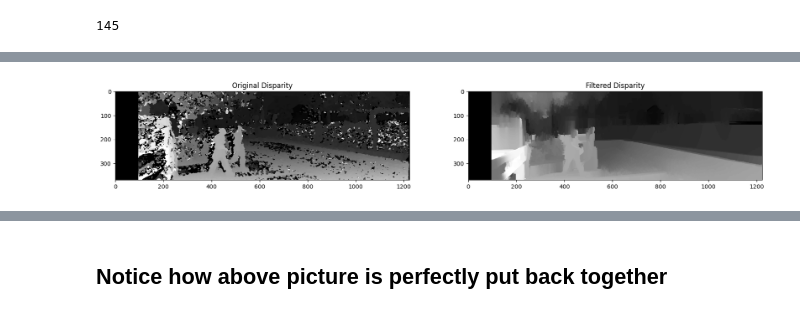
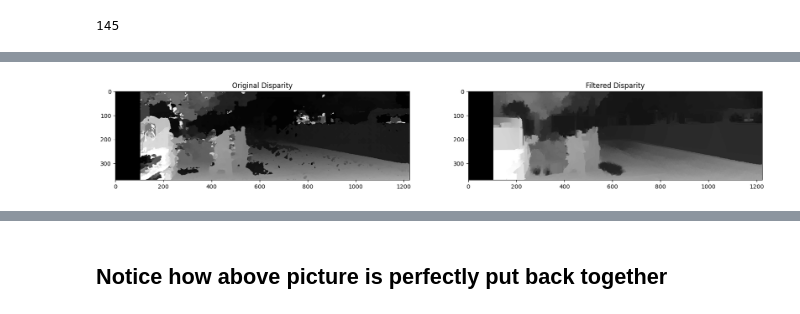
Before and after one commit to alexciru/Pfas-finalProject, a Jupyter notebook: notebooks/3d_recognisionTuning.ipynb, the cells around one changed output, grey strips where cells are left out. Drawn from its saved outputs; the diff is of its cells as text; code cells hidden in the pictures.

Commit message:
Tuned parameters for pc generation

```diff
--- a/notebooks/3d_recognisionTuning.ipynb
+++ b/notebooks/3d_recognisionTuning.ipynb
@@ -371,5 +266,5 @@ def pointcloudToImage(points, reflectMat, idx, cam3, mask, left_img, right_img):
 # %%
-frame = 0
+frame = 1
 left_img = cv2.imread(left_images[frame])
 right_img = cv2.imread(right_images[frame])
 # Blur det images to reduce noise for the stereo matching
@@ -381,0 +273,2 @@ right_img_blur = cv2.blur(cv2.cvtColor(right_img, cv2.COLOR_BGR2GRAY), (5,5))
+# %%
+sgbmObject, disparityMap = semiGlobalMatchMap(left_img_blur, right_img_blur)
@@ -382,31 +283,30 @@ right_img_blur = cv2.blur(cv2.cvtColor(right_img, cv2.COLOR_BGR2GRAY), (5,5))
 # %%
 # Calculate the disparity map and apply WLS filter
-leftMatcher = cv2.StereoSGBM_create(numDisparities=96, blockSize=8)
-recentDisp = leftMatcher.compute(left_img_blur, right_img_blur)
+leftMatcher = sgbmObject
 rightMatcher = cv2.ximgproc.createRightMatcher(leftMatcher)
 
 # Calculating disparity using the stereoBM algorithm
 leftDisparity =  leftMatcher.compute(left_img_blur, right_img_blur)
 rightDisparity = rightMatcher.compute(right_img_blur, left_img_blur)
 
-# Create a WLS filter (source: https://docs.opencv.org/3.4/d3/d14/tutorial_ximgproc_disparity_filtering.html)
+# Create a WLS (weighted least squares) filter (source: https://docs.opencv.org/3.4/d3/d14/tutorial_ximgproc_disparity_filtering.html)
 wlsFilter = cv2.ximgproc.createDisparityWLSFilter(leftMatcher)
-wlsFilter.setLambda(8000)
-wlsFilter.setSigmaColor(1.5)
+wlsFilter.setLambda(8000)     # The tuning parameter, depends on the range of disparity values
+wlsFilter.setSigmaColor(0.7)    # Adjusts the filter's sensitivity to edges in the image (between 0.8 and 2.0 usually good)
 filteredDisparity = wlsFilter.filter(leftDisparity, left_img_blur, None, rightDisparity)
 
 # Get the original and filtered disparity images
 orgDistL = cv2.ximgproc.getDisparityVis(leftDisparity)
 filteredL = cv2.ximgproc.getDisparityVis(filteredDisparity)
 
 # Visualize the images one above the other
 plt.figure(figsize=(20,10))
 plt.subplot(221)
 plt.imshow(orgDistL, 'gray')
 plt.title('Original Disparity')
 plt.subplot(222)
 plt.imshow(filteredL, 'gray')
 plt.title('Filtered Disparity')
 plt.show()
 # %% [output]
-[figure, old version]
+[figure, new version]
```
Also changed, not shown: parts of 12 cells of this notebook, 5 other files.
